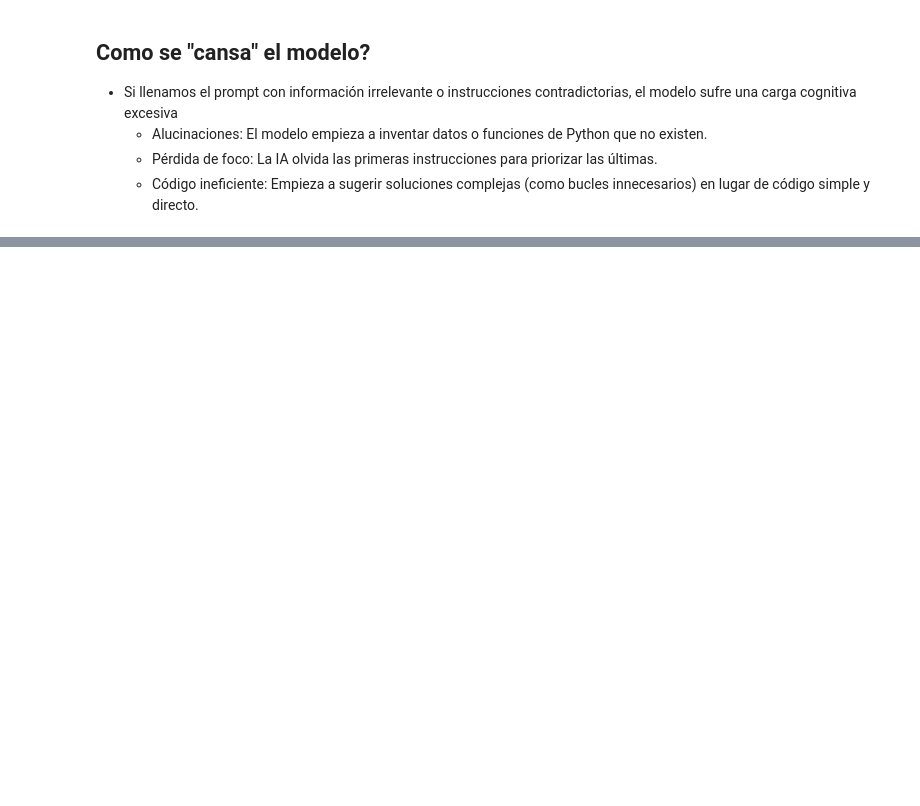
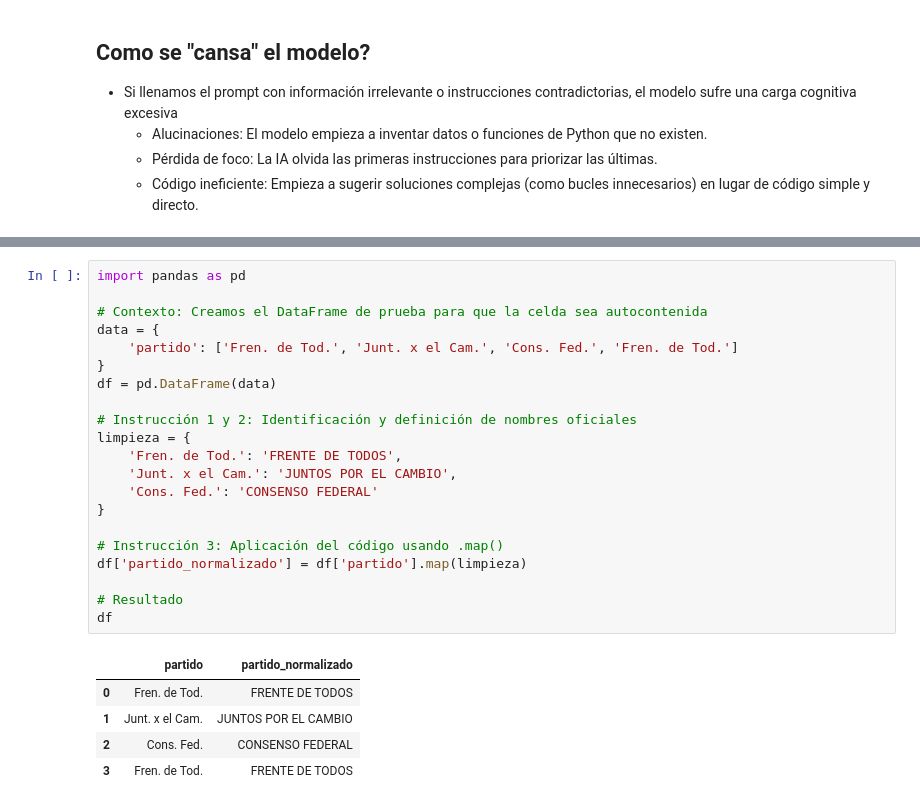
Before and after one commit to fedestarosta/DS, a Jupyter notebook: Prompting.ipynb, the cells around one changed output, grey strips where cells are left out. Saved outputs shown, nothing was run; the diff lists cells and outputs as text; blank space fills up the shorter version.

```diff
--- a/Prompting.ipynb
+++ b/Prompting.ipynb
@@ -53,0 +95,27 @@ Con la aparición de los LLMs (Large Language Models), pasamos al paradigma del
+# %%
+import pandas as pd
+
+# Contexto: Creamos el DataFrame de prueba para que la celda sea autocontenida
+data = {
+    'partido': ['Fren. de Tod.', 'Junt. x el Cam.', 'Cons. Fed.', 'Fren. de Tod.']
+}
+df = pd.DataFrame(data)
+
+# Instrucción 1 y 2: Identificación y definición de nombres oficiales
+limpieza = {
+    'Fren. de Tod.': 'FRENTE DE TODOS',
+    'Junt. x el Cam.': 'JUNTOS POR EL CAMBIO',
+    'Cons. Fed.': 'CONSENSO FEDERAL'
+}
+
+# Instrucción 3: Aplicación del código usando .map()
+df['partido_normalizado'] = df['partido'].map(limpieza)
+
+# Resultado
+df
+# %% [output]
+|  | partido | partido_normalizado |
+| 0 | Fren. de Tod. | FRENTE DE TODOS |
+| 1 | Junt. x el Cam. | JUNTOS POR EL CAMBIO |
+| 2 | Cons. Fed. | CONSENSO FEDERAL |
+| 3 | Fren. de Tod. | FRENTE DE TODOS |
```
Also changed, not shown: parts of 5 cells of this notebook, 6 other files.
